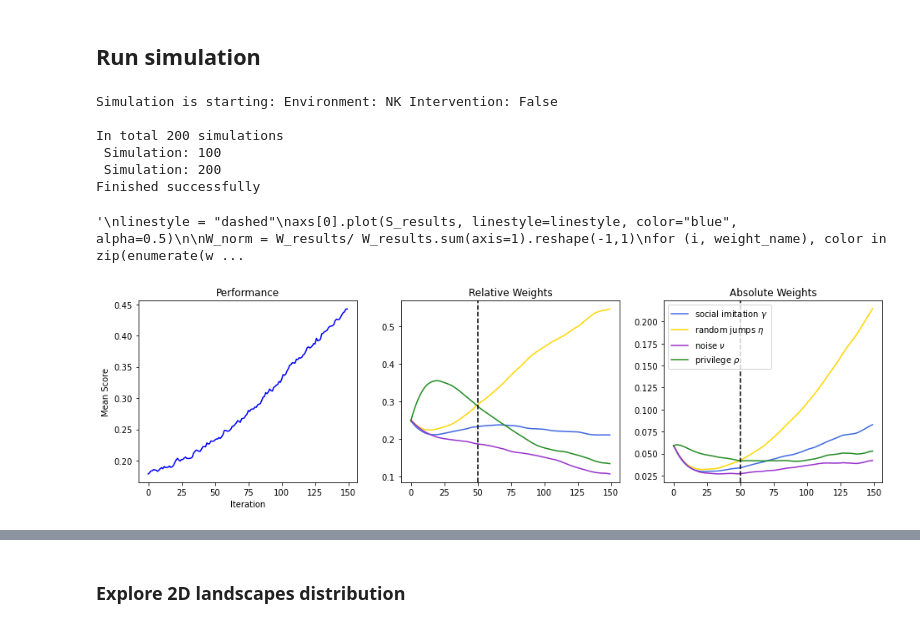
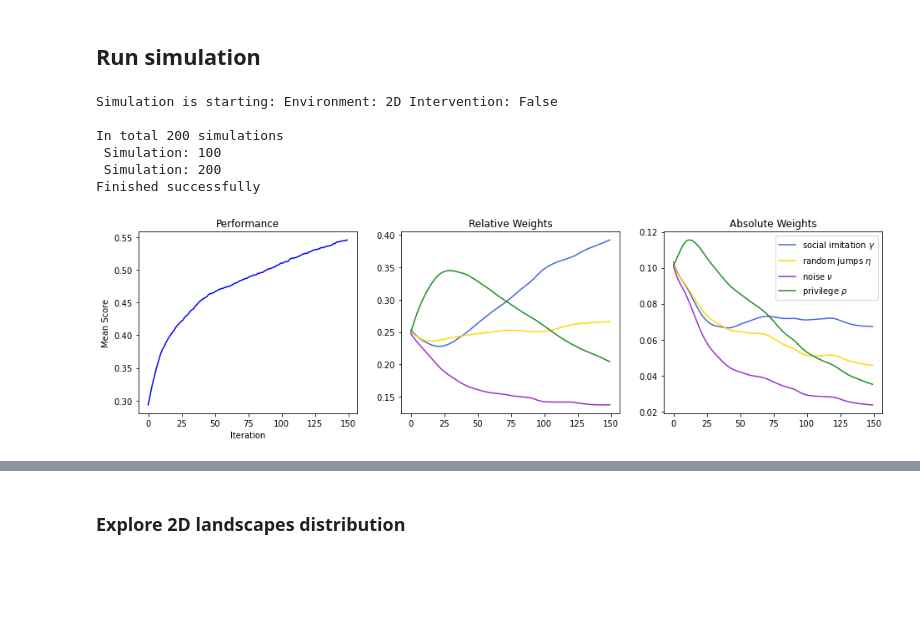
Before and after one commit to sheuschk/DiversitySimulation, a Jupyter notebook: Constructing Bias - Mentorship (Simulation 1).ipynb, the cells around one changed output, grey strips where cells are left out. Cells and saved outputs as stored; diff of their text form; code cells hidden in the pictures; blank space fills up the shorter version.

```diff
--- a/CCN_style_simulation.ipynb
+++ b/Constructing Bias - Mentorship (Simulation 1).ipynb
@@ -429,18 +449,17 @@ def run_simulation(grid_size, n_agents, intervention, F, lr, max_iter, env, all_
     if env_type != "NK":
         etas = scale_eta(F[:, 1])
     else:
-        # etas = np.clip(F[:, 1]*3, 1, 20).astype(int)
-        # etas = F[:, 1]**2
-        # etas = 15 + F[:, 1] * 5
         etas = F[:, 1]
     rho = F[:, -1]
 
     # Init agents based on privilege
     if env_type != "NK":
         all_positions, S = initialize_starting_position(env, n_agents, rho)
+        all_positions, S = initialize_starting_position_minority(env, n_agents, rho, 0.8, 0.2)
         # all_positions, S = initialize_starting_position_random(env, n_agents)
     else:
-        all_positions, S = initialize_starting_position_NK(env, n_agents, rho)
+        all_positions, S = initialize_starting_position_NK_minority(env, n_agents, rho, 0.8, 0.2)
+        # all_positions, S = initialize_starting_position_NK(env, n_agents, rho)
         # all_positions, S = initialize_starting_position_NK_fair(env, n_agents)
         # all_positions, S = initialize_starting_position_NK_random(env, n_agents)
 
@@ -485,8 +504,6 @@ def run_simulation(grid_size, n_agents, intervention, F, lr, max_iter, env, all_
                     next_position = draw_step(positions, p_dist, rng)
                     next_S = env[next_position[0]][next_position[1]]
                 else:
-                    # tau = (iteration+1)/ max_iter * 20
-                    # tau = 1/np.exp(-iteration/50)
                     tau = get_tau(iteration, max_iter, etas[agent_index])
 
                     # positions, p_dist = local_search_nk(env, all_positions[agent_index], S[agent_index], etas[agent_index], tau)
@@ -510,7 +527,7 @@ def run_simulation(grid_size, n_agents, intervention, F, lr, max_iter, env, all_
         # 4.1 Gradient of intervention
         if intervention is True:
             # if (intervention_start < iteration):
-            if (intervention_start < iteration <= intervention_start+5):
+            if (intervention_start < iteration <= intervention_start + intervention_duration):
                 grad_rm = run_intervention(n_roleModels, sigma, F, W, F_rm, R_rm, b, rng)
                 W -= lr * grad_rm
 
@@ -585,7 +602,8 @@ def run(total_simulations, intervention, env_type):
                 R_rm = initialize_role_models(env, n_roleModels)
 
         # Create traits
-        F = create_feature_vector(n_agents=n_agents, noise_features=noise_features, rng=rng)
+        # F = create_feature_vector(n_agents=n_agents, noise_features=noise_features, rng=rng)
+        F = rng.random((n_agents, 4))
 
         S_history, W, A, loss, W_history = run_simulation(grid_size=grid_size, n_agents=n_agents, intervention=intervention,
                                                           F=F, lr=lr, max_iter=max_iterations,
@@ -615,7 +633,7 @@ def run(total_simulations, intervention, env_type):
     return W_results, S_results, all_results
 # %%
 # Simulation parameter
-seed = 0
+seed = 9
 
 grid_size = 1000
 total_simulations = 200
@@ -641,22 +659,25 @@ lambda_scale = 0.9  # Label decay
 R_scale = lambda_scale ** np.arange(max_iterations - 1, -1, -1)
 
 
-env_type = "NK" # "NK" # 2D
+env_type = "2D" # "NK" # 2D
 # %%
-# intervention = True
 def get_tau(i, max_i, eta):
     # return 20 - 20*np.exp(-0.05*iteration)
-    return (i/ max_i) * eta * 10
+    return 10 + (i/ max_i) * eta * 5
     # return ((i+1)/max_i) * eta * 20
     # return ((-1/(1+i*(eta*0.1)))+1)*20
     # return 20 - 20*np.exp(-eta*0.1*i)
+
+# intervention = True
+# intervention_start = 25
+# intervention_duration = 10
 
 W_results_int, S_results_int, all_results_int = run(total_simulations, intervention, env_type)
 
 # intervention = False
 # W_results, S_results, all_results = run(total_simulations, intervention, env_type)
 # %% [output]
-Simulation is starting: Environment: NK Intervention: False
+Simulation is starting: Environment: 2D Intervention: False
 
 In total 200 simulations
  Simulation: 100
@@ -666,42 +687,44 @@ Finished successfully
 colors = ["royalblue", "gold", "darkorchid", "forestgreen"]
 
 fig, axs = plt.subplots(1,3, figsize=(16,4))
 axs[0].plot(S_results_int, color="blue")
 axs[0].set_xlabel("Iteration")
 axs[0].set_ylabel("Mean Score")
 axs[0].set_title("Performance")
 
 
 W_norm_int = W_results_int/ W_results_int.sum(axis=1).reshape(-1,1)
 for (i, weight_name), color in zip(enumerate(weight_cols), colors):
     axs[1].plot(W_norm_int[:,i], label=weight_name, color=color)
 axs[1].set_title("Relative Weights")
-axs[1].axvline(x=intervention_start, color="black", linestyle='dashed')
+#axs[1].axvline(x=intervention_start, color="black", linestyle='dashed', alpha=0.3)
+#axs[1].axvline(x=intervention_start+15, color="black", linestyle='dashed', alpha=0.3)
 
 
 axs[2].set_title("Absolute Weights")
 for (i, weight_name), color in zip(enumerate(weight_cols), colors):
     axs[2].plot(W_results_int[:,i], label=weight_name, color=color)
-axs[2].axvline(x=intervention_start, color="black", linestyle='dashed')
+#axs[2].axvline(x=intervention_start, color="black", linestyle='dashed', alpha=0.3)
+#axs[2].axvline(x=intervention_start+intervention_duration, color="black", linestyle='dashed', alpha=0.3)
 axs[2].legend()
 
 
 # Add usual weights
 # fig, axs = plt.subplots(1,3, figsize=(16,4))
 """
-linestyle = "dashed"
-axs[0].plot(S_results, linestyle=linestyle, color="blue", alpha=0.5)
+alpha = 0.5
+linestyle = "dashed" # "solid" # "dashed"
+axs[0].plot(S_results, linestyle=linestyle, color="blue", alpha=alpha)
 
 W_norm = W_results/ W_results.sum(axis=1).reshape(-1,1)
 for (i, weight_name), color in zip(enumerate(weight_cols), colors):
-    axs[1].plot(W_norm[:,i], label=weight_name, linestyle=linestyle, color=color, alpha=0.5)
+    axs[1].plot(W_norm[:,i], label=weight_name, linestyle=linestyle, color=color, alpha=alpha)
 
 for (i, weight_name), color in zip(enumerate(weight_cols), colors):
-    axs[2].plot(W_results[:,i], label=weight_name, linestyle=linestyle, color=color, alpha=0.5)
-"""
+    axs[2].plot(W_results[:,i], label=weight_name, linestyle=linestyle, color=color, alpha=alpha)
+""";
 # %% [output]
-'\nlinestyle = "dashed"\naxs[0].plot(S_results, linestyle=linestyle, color="blue", alpha=0.5)\n\nW_norm = W_results/ W_results.sum(axis=1).reshape(-1,1)\nfor (i, weight_name), color in zip(enumerate(w ...
-[figure, old version]
+[figure, new version]
 # %%
 # Max, Mean, Start Value
 print("Max, Mean, Start Value")
```
Also changed, not shown: parts of 12 cells of this notebook, 1 other file.
